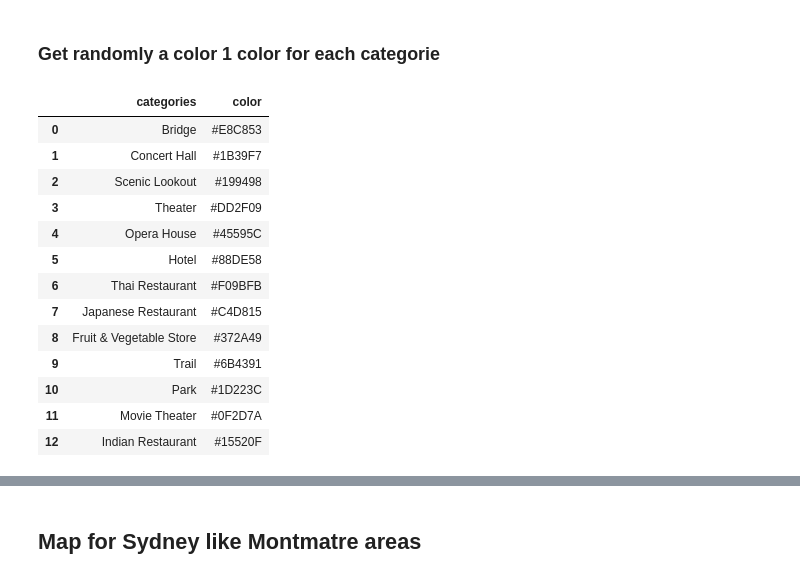
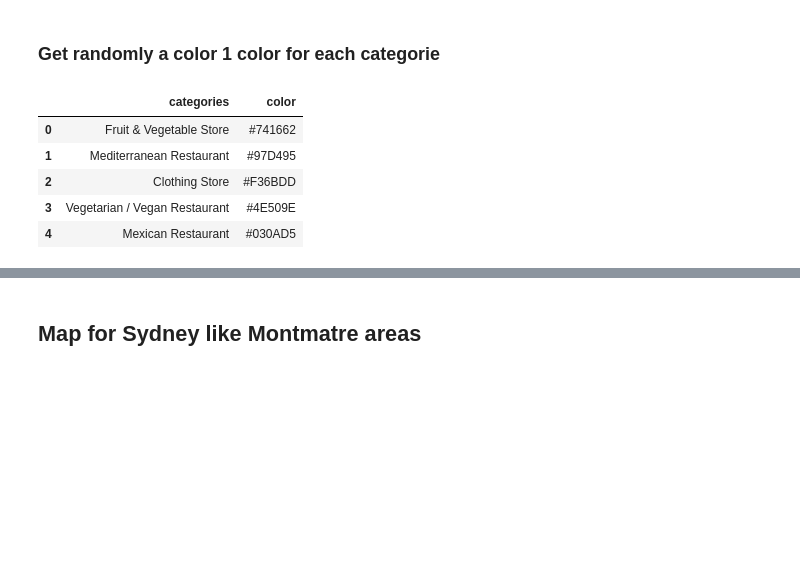
Before and after one commit to evapolini/Coursera_capstone, a Jupyter notebook: Capstone Assignment W5.ipynb, the cells around one changed output, grey strips where cells are left out. Saved outputs shown, nothing was run; the diff lists cells and outputs as text; code cells hidden in the pictures; blank space fills up the shorter version.

```diff
--- a/Capstone Assignment W5.ipynb
+++ b/Capstone Assignment W5.ipynb
@@ -127,0 +92,14 @@ DataFromSydney
+# %%
+#The search is splitted in 4 to over come the 100 limit from Foursquare
+SydneyLat= -33.83083506008578
+SydneyLng= 151.2199836084402
+DataFromSydney1 = GetVenuesNearByInDataFrame(SydneyLat,SydneyLng,100,1000)
+SydneyLat= -33.893440981237674
+SydneyLng=  151.25214776362452
+DataFromSydney2 = GetVenuesNearByInDataFrame(SydneyLat,SydneyLng,100,1000)
+SydneyLat= -33.81104084851121
+SydneyLng= 151.2572976048045
+DataFromSydney3 = GetVenuesNearByInDataFrame(SydneyLat,SydneyLng,100,1000)
+SydneyLat= -33.89287101129953
+SydneyLng=  151.20373925653246
+DataFromSydney4 = GetVenuesNearByInDataFrame(SydneyLat,SydneyLng,100,1000)
@@ -128,6 +124,6 @@ DataFromSydney
 # %%
 #Concatenate the venus from the 2 cities
-df_venues=pd.concat ([DataFromParis,DataFromSydney]).reset_index()
+df_venues=pd.concat ([DataFromParis,DataFromSydney1,DataFromSydney2,DataFromSydney3,DataFromSydney4]).reset_index()
 df_venues.drop(['index'],axis=1,inplace =True)
 df_venues.head()
 # %% [output]
@@ -189,7 +185,7 @@ city_grouped.head()
 # %%
 X = city_grouped.values[:,4:]
 # %%
-k=4
+k=6
 k_means = KMeans(init="k-means++", n_clusters=k, n_init=21)
 k_means.fit(X)
 labels = k_means.labels_
@@ -211,14 +207,14 @@ city_grouped.head()
 # %%
 #Get the color for each cluster.
 city_grouped.loc[city_grouped['Label'] == 0, 'color'] = '#000000'
-city_grouped.loc[city_grouped['Label'] == 1, 'color'] = '#ff0000'
-city_grouped.loc[city_grouped['Label'] == 2, 'color'] = '#ff8000'
+city_grouped.loc[city_grouped['Label'] == 1, 'color'] = '#ff0060'
+city_grouped.loc[city_grouped['Label'] == 2, 'color'] = '#ff8090'
 city_grouped.loc[city_grouped['Label'] == 3, 'color'] = '#ff8080'
-#city_grouped.loc[city_grouped['Label'] == 4, 'color'] = '#FF6F61'
-#city_grouped.loc[city_grouped['Label'] == 5, 'color'] = '#6B5B95'
-#city_grouped.loc[city_grouped['Label'] == 6, 'color'] = '#92A8D1'
-#city_grouped.loc[city_grouped['Label'] == 7, 'color'] = '#B565A7'
-#city_grouped.loc[city_grouped['Label'] == 8, 'color'] = '#009B77'
+city_grouped.loc[city_grouped['Label'] == 4, 'color'] = '#FF6F61'
+city_grouped.loc[city_grouped['Label'] == 5, 'color'] = '#6B5B95'
+city_grouped.loc[city_grouped['Label'] == 6, 'color'] = '#92A8D1'
+city_grouped.loc[city_grouped['Label'] == 7, 'color'] = '#B565A7'
+city_grouped.loc[city_grouped['Label'] == 8, 'color'] = '#009B77'
 #city_grouped.loc[city_grouped['Label'] == 9, 'color'] = '#DD4124'
 #city_grouped.loc[city_grouped['Label'] == 10, 'color'] = '#45B8AC'
 city_grouped.head ()
@@ -306,30 +304,22 @@ VenuesSydney= SydneyAreasLikeParis[['postalCode']].merge(df_venues, how='left',
 # %%
 #Get the unique list of the categories
 #countCat = VenuesSydney['categories'].nunique()
 List_Categories=VenuesSydney.categories.unique()
 List_Categories=pd.DataFrame(List_Categories,columns=['categories'])
 
 #Get random color for each venue categorie
 List_Categories['color']=0
 for cat in List_Categories['categories'] :
     r = lambda: random.randint(0,255)
     List_Categories.loc[List_Categories['categories'] == cat, ['color']] = ('#%02X%02X%02X' % (r(),r(),r()))
-List_Categories
+List_Categories.head()
 # %% [output]
 |  | categories | color |
-| 0 | Bridge | #E8C853 |
-| 1 | Concert Hall | #1B39F7 |
-| 2 | Scenic Lookout | #199498 |
-| 3 | Theater | #DD2F09 |
-| 4 | Opera House | #45595C |
-| 5 | Hotel | #88DE58 |
-| 6 | Thai Restaurant | #F09BFB |
-| 7 | Japanese Restaurant | #C4D815 |
-| 8 | Fruit & Vegetable Store | #372A49 |
-| 9 | Trail | #6B4391 |
-| 10 | Park | #1D223C |
-| 11 | Movie Theater | #0F2D7A |
-| 12 | Indian Restaurant | #15520F |
+| 0 | Fruit & Vegetable Store | #741662 |
+| 1 | Mediterranean Restaurant | #97D495 |
+| 2 | Clothing Store | #F36BDD |
+| 3 | Vegetarian / Vegan Restaurant | #4E509E |
+| 4 | Mexican Restaurant | #030AD5 |
 # %%
 #Merge venues and color mapping - Get the color in the dataframe
 VenuesSydney= VenuesSydney.merge(List_Categories, how='left', left_on='categories', right_on='categories')
```
Also changed, not shown: parts of 18 cells of this notebook.
